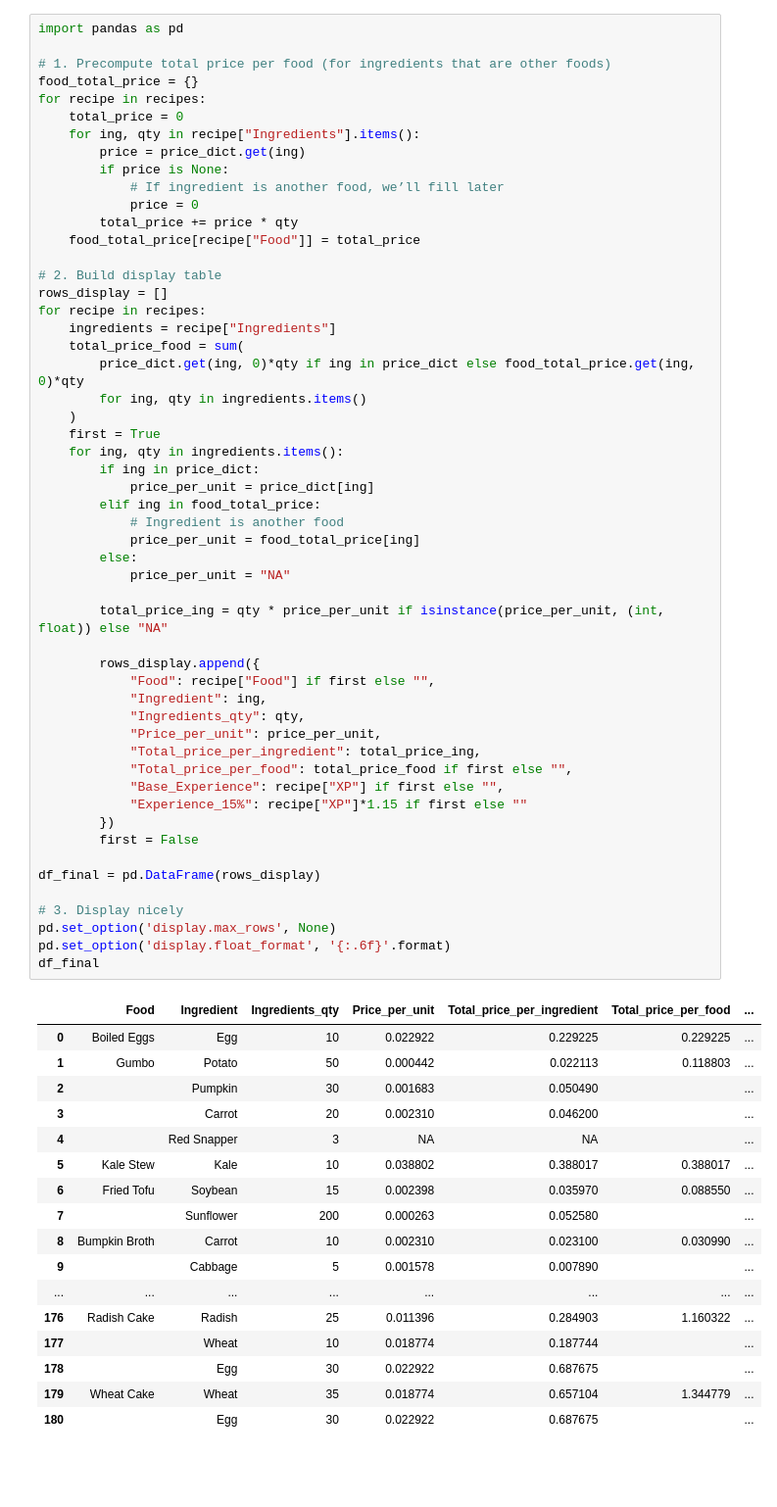
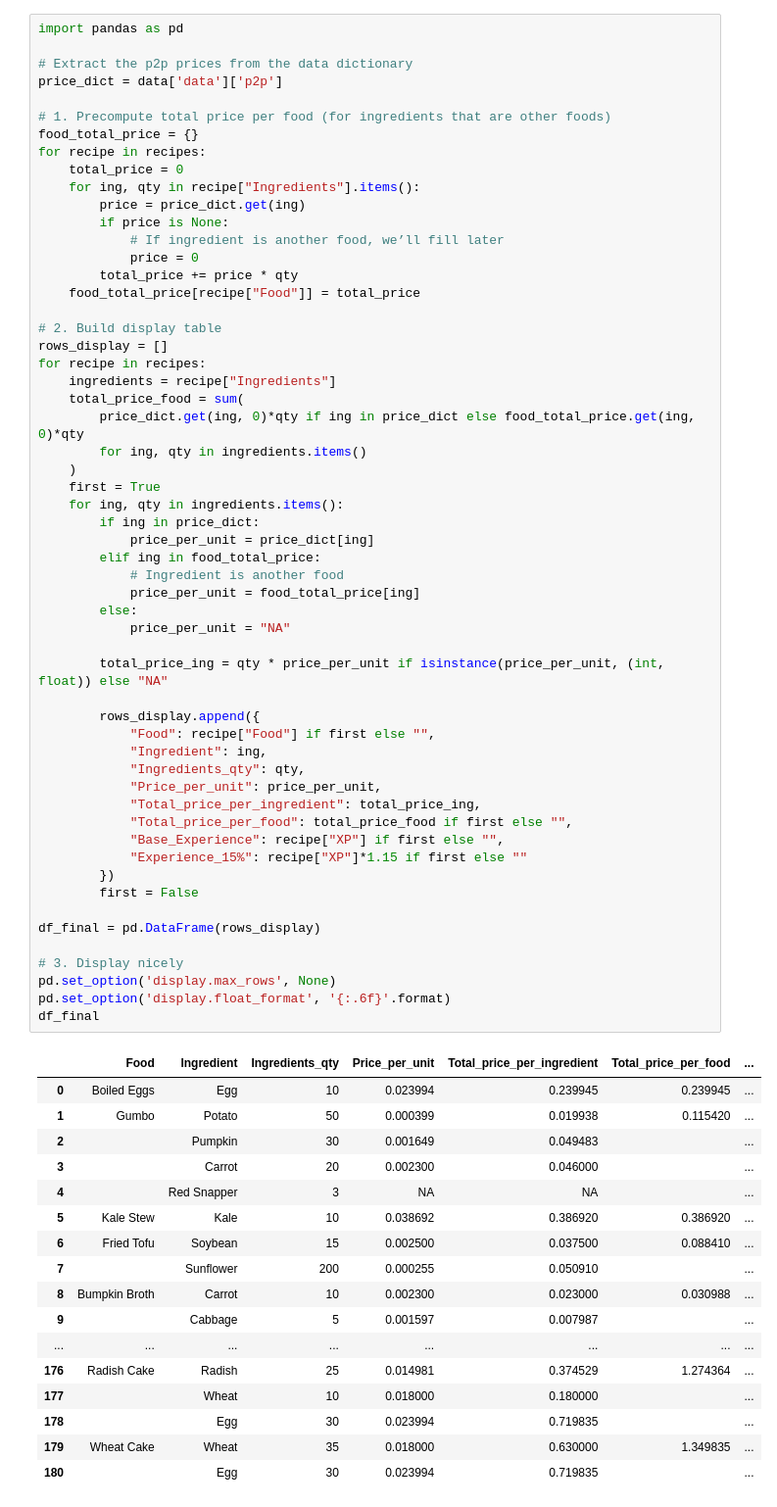
Before and after one commit to Kazureee/sunflower-exp-efficiency, a Jupyter notebook: sunflower_optimizer.ipynb, the cells around one changed output. Shown at 98% size. Cells and saved outputs as stored; diff of their text form; blank space fills up the shorter version.

Commit message:
Data visualization

```diff
--- a/sunflower_optimizer.ipynb
+++ b/sunflower_optimizer.ipynb
@@ -109,5 +109,8 @@ recipes = [
 # %%
 import pandas as pd
+
+# Extract the p2p prices from the data dictionary
+price_dict = data['data']['p2p']
 
 # 1. Precompute total price per food (for ingredients that are other foods)
 food_total_price = {}
@@ -134,46 +137,46 @@ for recipe in recipes:
         if ing in price_dict:
             price_per_unit = price_dict[ing]
         elif ing in food_total_price:
             # Ingredient is another food
             price_per_unit = food_total_price[ing]
         else:
             price_per_unit = "NA"
 
         total_price_ing = qty * price_per_unit if isinstance(price_per_unit, (int, float)) else "NA"
 
         rows_display.append({
             "Food": recipe["Food"] if first else "",
             "Ingredient": ing,
             "Ingredients_qty": qty,
             "Price_per_unit": price_per_unit,
             "Total_price_per_ingredient": total_price_ing,
             "Total_price_per_food": total_price_food if first else "",
             "Base_Experience": recipe["XP"] if first else "",
             "Experience_15%": recipe["XP"]*1.15 if first else ""
         })
         first = False
 
 df_final = pd.DataFrame(rows_display)
 
 # 3. Display nicely
 pd.set_option('display.max_rows', None)
 pd.set_option('display.float_format', '{:.6f}'.format)
 df_final
 # %% [output]
 |  | Food | Ingredient | Ingredients_qty | Price_per_unit | Total_price_per_ingredient | Total_price_per_food | ... |
-| 0 | Boiled Eggs | Egg | 10 | 0.022922 | 0.229225 | 0.229225 | ... |
-| 1 | Gumbo | Potato | 50 | 0.000442 | 0.022113 | 0.118803 | ... |
-| 2 |  | Pumpkin | 30 | 0.001683 | 0.050490 |  | ... |
-| 3 |  | Carrot | 20 | 0.002310 | 0.046200 |  | ... |
+| 0 | Boiled Eggs | Egg | 10 | 0.023994 | 0.239945 | 0.239945 | ... |
+| 1 | Gumbo | Potato | 50 | 0.000399 | 0.019938 | 0.115420 | ... |
+| 2 |  | Pumpkin | 30 | 0.001649 | 0.049483 |  | ... |
+| 3 |  | Carrot | 20 | 0.002300 | 0.046000 |  | ... |
 | 4 |  | Red Snapper | 3 | NA | NA |  | ... |
-| 5 | Kale Stew | Kale | 10 | 0.038802 | 0.388017 | 0.388017 | ... |
-| 6 | Fried Tofu | Soybean | 15 | 0.002398 | 0.035970 | 0.088550 | ... |
-| 7 |  | Sunflower | 200 | 0.000263 | 0.052580 |  | ... |
-| 8 | Bumpkin Broth | Carrot | 10 | 0.002310 | 0.023100 | 0.030990 | ... |
-| 9 |  | Cabbage | 5 | 0.001578 | 0.007890 |  | ... |
+| 5 | Kale Stew | Kale | 10 | 0.038692 | 0.386920 | 0.386920 | ... |
+| 6 | Fried Tofu | Soybean | 15 | 0.002500 | 0.037500 | 0.088410 | ... |
+| 7 |  | Sunflower | 200 | 0.000255 | 0.050910 |  | ... |
+| 8 | Bumpkin Broth | Carrot | 10 | 0.002300 | 0.023000 | 0.030988 | ... |
+| 9 |  | Cabbage | 5 | 0.001597 | 0.007987 |  | ... |
 | ... | ... | ... | ... | ... | ... | ... | ... |
-| 176 | Radish Cake | Radish | 25 | 0.011396 | 0.284903 | 1.160322 | ... |
-| 177 |  | Wheat | 10 | 0.018774 | 0.187744 |  | ... |
-| 178 |  | Egg | 30 | 0.022922 | 0.687675 |  | ... |
-| 179 | Wheat Cake | Wheat | 35 | 0.018774 | 0.657104 | 1.344779 | ... |
-| 180 |  | Egg | 30 | 0.022922 | 0.687675 |  | ... |
+| 176 | Radish Cake | Radish | 25 | 0.014981 | 0.374529 | 1.274364 | ... |
+| 177 |  | Wheat | 10 | 0.018000 | 0.180000 |  | ... |
+| 178 |  | Egg | 30 | 0.023994 | 0.719835 |  | ... |
+| 179 | Wheat Cake | Wheat | 35 | 0.018000 | 0.630000 | 1.349835 | ... |
+| 180 |  | Egg | 30 | 0.023994 | 0.719835 |  | ... |
```
Also changed, not shown: parts of 4 cells of this notebook.
